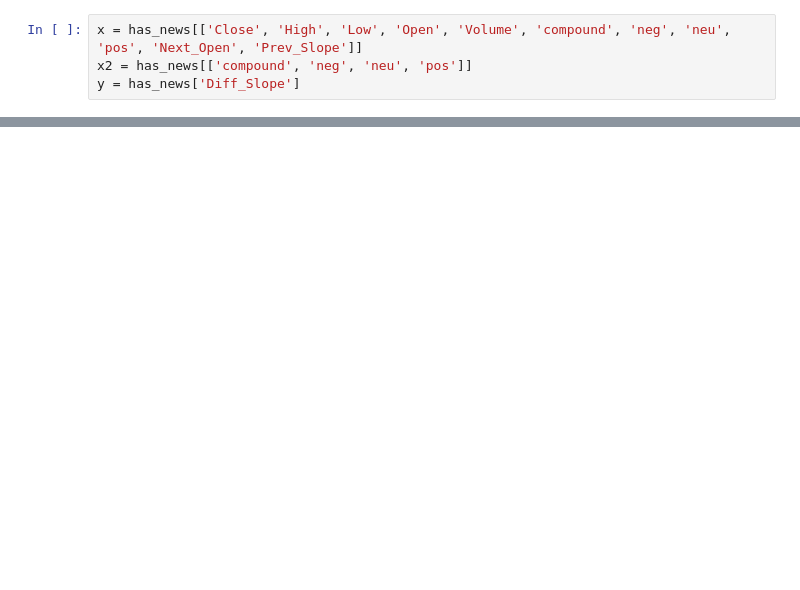
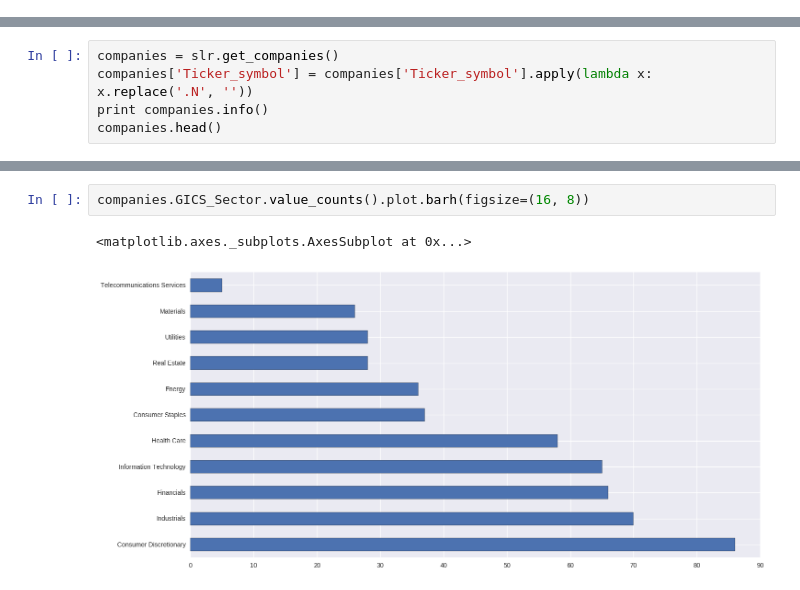
Before and after one commit to asarchami/GA, a Jupyter notebook: Capstone/capstone-working-3.ipynb, the cells around one changed output, grey strips where cells are left out. Saved outputs shown, nothing was run; the diff lists cells and outputs as text; blank space fills up the shorter version.

```diff
--- a/Capstone/capstone-working-3.ipynb
+++ b/Capstone/capstone-working-3.ipynb
@@ -390,4 +0,0 @@ has_news = has_news.dropna()
-# %%
-x = has_news[['Close', 'High', 'Low', 'Open', 'Volume', 'compound', 'neg', 'neu', 'pos', 'Next_Open', 'Prev_Slope']]
-x2 = has_news[['compound', 'neg', 'neu', 'pos']]
-y = has_news['Diff_Slope']
@@ -517,0 +40,5 @@ plt.show()
+# %%
+companies = slr.get_companies()
+companies['Ticker_symbol'] = companies['Ticker_symbol'].apply(lambda x: x.replace('.N', ''))
+print companies.info()
+companies.head()
@@ -517,0 +229,5 @@ plt.show()
+# %%
+companies.GICS_Sector.value_counts().plot.barh(figsize=(16, 8))
+# %% [output]
+<matplotlib.axes._subplots.AxesSubplot at 0x...>
+[figure, added]
```
Also changed, not shown: parts of 97 cells of this notebook, 59 other files.
